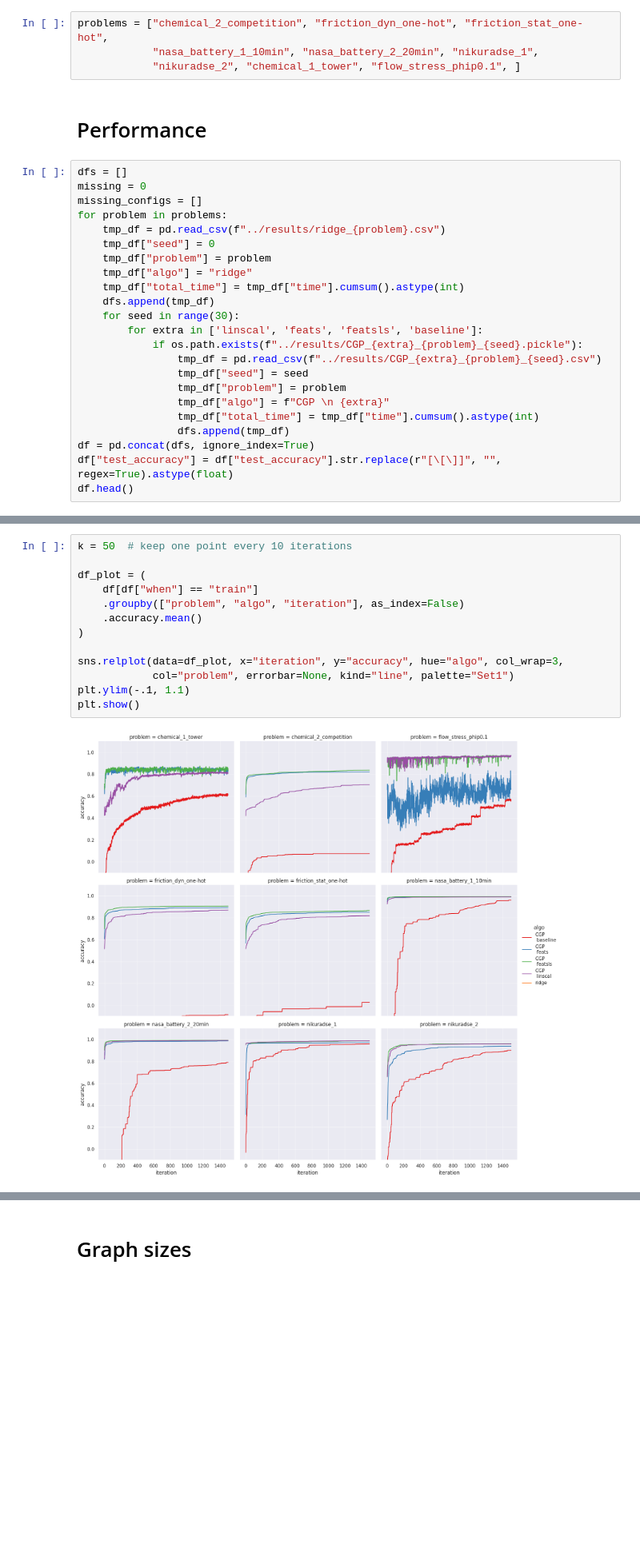
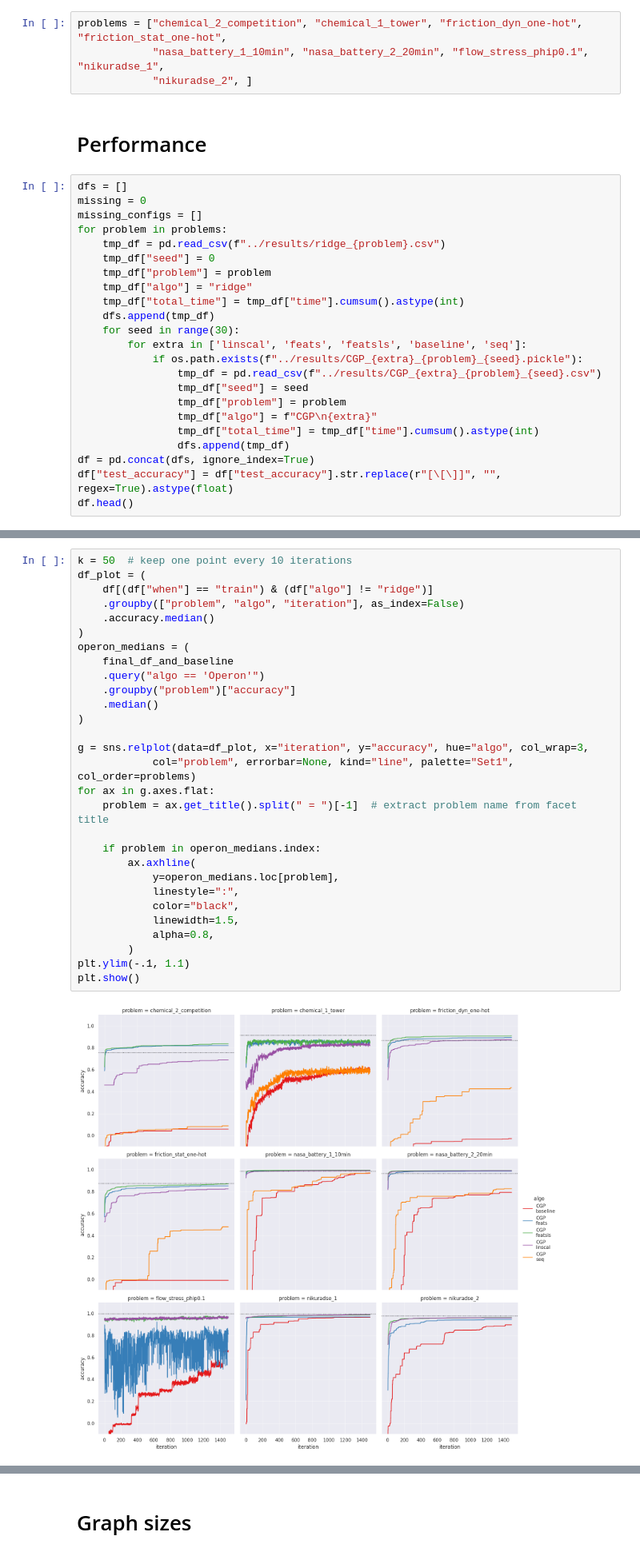
Before and after one commit to giorgia-nadizar/genepax, a Jupyter notebook: results/analysis_feats.ipynb, the cells around one changed output, grey strips where cells are left out. Shown at 80% size. Cells and saved outputs as stored; diff of their text form; blank space fills up the shorter version.

```diff
--- a/results/analysis_feats.ipynb
+++ b/results/analysis_feats.ipynb
@@ -19,9 +19,9 @@ baselines_df1 = pd.read_csv("baselines.csv")
 baselines_df2 = pd.read_csv("baselines_tinygp.csv")
 baselines_df = pd.concat([baselines_df1, baselines_df2], ignore_index=True)
 # %%
-problems = ["chemical_2_competition", "friction_dyn_one-hot", "friction_stat_one-hot",
-            "nasa_battery_1_10min", "nasa_battery_2_20min", "nikuradse_1",
-            "nikuradse_2", "chemical_1_tower", "flow_stress_phip0.1", ]
+problems = ["chemical_2_competition", "chemical_1_tower", "friction_dyn_one-hot", "friction_stat_one-hot",
+            "nasa_battery_1_10min", "nasa_battery_2_20min", "flow_stress_phip0.1", "nikuradse_1",
+            "nikuradse_2", ]
 # %% [markdown]
 # Performance
 # %%
@@ -36,12 +36,12 @@ for problem in problems:
     tmp_df["total_time"] = tmp_df["time"].cumsum().astype(int)
     dfs.append(tmp_df)
     for seed in range(30):
-        for extra in ['linscal', 'feats', 'featsls', 'baseline']:
+        for extra in ['linscal', 'feats', 'featsls', 'baseline', 'seq']:
             if os.path.exists(f"../results/CGP_{extra}_{problem}_{seed}.pickle"):
                 tmp_df = pd.read_csv(f"../results/CGP_{extra}_{problem}_{seed}.csv")
                 tmp_df["seed"] = seed
                 tmp_df["problem"] = problem
-                tmp_df["algo"] = f"CGP \n {extra}"
+                tmp_df["algo"] = f"CGP\n{extra}"
                 tmp_df["total_time"] = tmp_df["time"].cumsum().astype(int)
                 dfs.append(tmp_df)
 df = pd.concat(dfs, ignore_index=True)
@@ -129,18 +129,34 @@ plt.show()
 # %%
 k = 50  # keep one point every 10 iterations
-
 df_plot = (
-    df[df["when"] == "train"]
+    df[(df["when"] == "train") & (df["algo"] != "ridge")]
     .groupby(["problem", "algo", "iteration"], as_index=False)
-    .accuracy.mean()
+    .accuracy.median()
+)
+operon_medians = (
+    final_df_and_baseline
+    .query("algo == 'Operon'")
+    .groupby("problem")["accuracy"]
+    .median()
 )
 
-sns.relplot(data=df_plot, x="iteration", y="accuracy", hue="algo", col_wrap=3,
-            col="problem", errorbar=None, kind="line", palette="Set1")
+g = sns.relplot(data=df_plot, x="iteration", y="accuracy", hue="algo", col_wrap=3,
+            col="problem", errorbar=None, kind="line", palette="Set1", col_order=problems)
+for ax in g.axes.flat:
+    problem = ax.get_title().split(" = ")[-1]  # extract problem name from facet title
+
+    if problem in operon_medians.index:
+        ax.axhline(
+            y=operon_medians.loc[problem],
+            linestyle=":",
+            color="black",
+            linewidth=1.5,
+            alpha=0.8,
+        )
 plt.ylim(-.1, 1.1)
 plt.show()
 # %% [output]
-[figure, old version]
+[figure, new version]
 # %%
 # -----------------------------
 # 1. Copy + clean data
```
Also changed, not shown: parts of 12 cells of this notebook.
